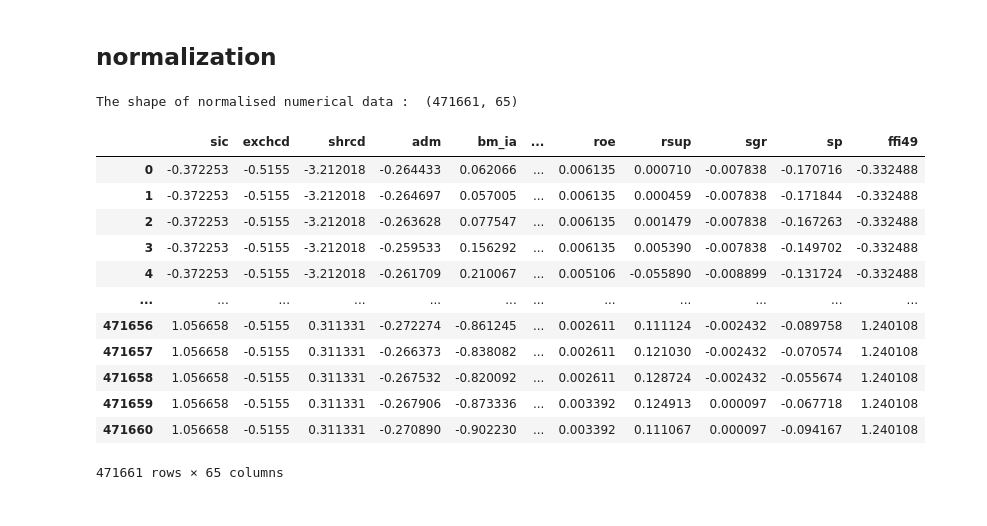
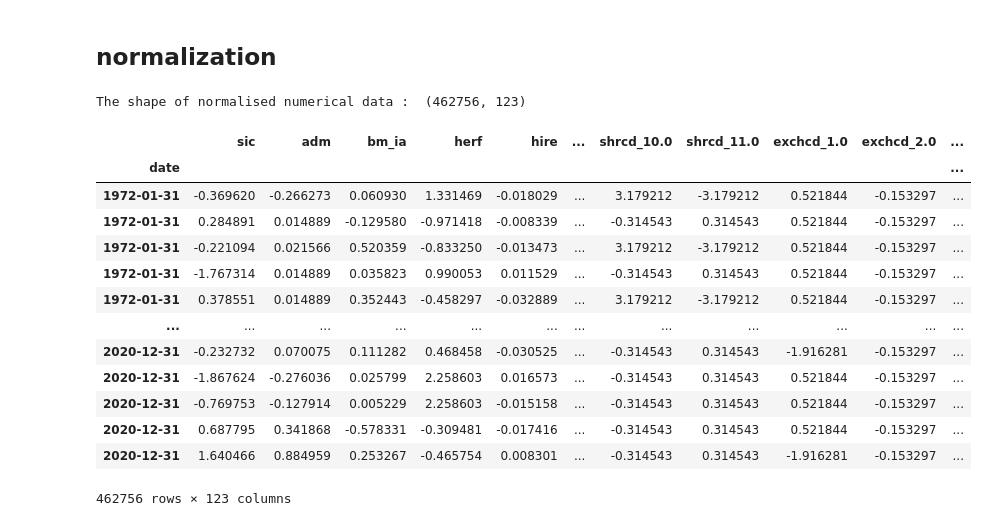
Before and after one commit to shh128/Summer-project-ML, a Jupyter notebook: Neural_Network.ipynb, the cells around one changed output. Saved outputs shown, nothing was run; the diff lists cells and outputs as text; code cells hidden in the pictures.

```diff
--- a/Neural_Network.ipynb
+++ b/Neural_Network.ipynb
@@ -113,7 +113,7 @@ len(features)
 ## merge macro & char
 # %%
 raw_df['yyyymm'] = raw_df['date'].dt.strftime('%Y%m').apply(int)
-total_df = pd.merge(raw_df, macro_df, how='left',on='yyyymm')
+total_df = pd.merge(raw_df, macro_df, how='inner',on='yyyymm')
 total_df.drop(columns='yyyymm',inplace=True)
 total_df
 # %% [output]
@@ -132,0 +151,20 @@ total_df
+# %%
+# need to turn some variables to dummy variables
+def get_dummy_col(target_df, col_names):
+    """turn the cols into multiple cols containing dummy variables, then drop the original columns
+
+    Args:
+        target_df (pandas dataframe): target dataframe
+        col_names (list): list of columns that need to be turned into dummy variables
+    """
+    for col in col_names:
+        tmp_dummies = pd.get_dummies(target_df[col]).rename(columns=lambda x: f'{col}_' + str(x))
+        target_df = pd.concat([target_df, tmp_dummies], axis=1)
+        target_df.drop(col, inplace=True, axis = 1)
+    return target_df
+dummy_col_list = ['ffi49', 'shrcd', 'exchcd']
+total_df = get_dummy_col(total_df, dummy_col_list)
+# %%
+total_df.set_index('date', inplace=True)
+total_df.sort_values(by=['permno','date'])
+total_df
@@ -132,0 +177,6 @@ total_df
+# %%
+# set character features list
+features_list = total_df.columns.tolist()
+remove_list = {'gvkey', 'permno', 'ret'}
+features_list = [ele for ele in features_list if ele not in remove_list]
+len(features_list)
@@ -152,27 +204,28 @@ plt.gcf().clear()
 ## normalization
 # %%
 scaler = StandardScaler()
-scaler.fit(total_df[features])
-normalized = scaler.transform(total_df[features])
-normalized_data = pd.DataFrame(normalized , columns=features)
+scaler.fit(total_df[features_list])
+normalized = scaler.transform(total_df[features_list])
+normalized_data = pd.DataFrame(normalized , columns=features_list, index=total_df.index)
 
 print("The shape of normalised numerical data : " , normalized.shape)
 normalized_data
 # %% [output]
-The shape of normalised numerical data :  (471661, 65)
+The shape of normalised numerical data :  (462756, 123)
-|  | sic | exchcd | shrcd | adm | bm_ia | ... | roe | rsup | sgr | sp | ffi49 |
-| 0 | -0.372253 | -0.5155 | -3.212018 | -0.264433 | 0.062066 | ... | 0.006135 | 0.000710 | -0.007838 | -0.170716 | -0.332488 |
-| 1 | -0.372253 | -0.5155 | -3.212018 | -0.264697 | 0.057005 | ... | 0.006135 | 0.000459 | -0.007838 | -0.171844 | -0.332488 |
-| 2 | -0.372253 | -0.5155 | -3.212018 | -0.263628 | 0.077547 | ... | 0.006135 | 0.001479 | -0.007838 | -0.167263 | -0.332488 |
-| 3 | -0.372253 | -0.5155 | -3.212018 | -0.259533 | 0.156292 | ... | 0.006135 | 0.005390 | -0.007838 | -0.149702 | -0.332488 |
-| 4 | -0.372253 | -0.5155 | -3.212018 | -0.261709 | 0.210067 | ... | 0.005106 | -0.055890 | -0.008899 | -0.131724 | -0.332488 |
+|  | sic | adm | bm_ia | herf | hire | ... | shrcd_10.0 | shrcd_11.0 | exchcd_1.0 | exchcd_2.0 | ... |
+| date |  |  |  |  |  |  |  |  |  |  | ... |
+| 1972-01-31 | -0.369620 | -0.266273 | 0.060930 | 1.331469 | -0.018029 | ... | 3.179212 | -3.179212 | 0.521844 | -0.153297 | ... |
+| 1972-01-31 | 0.284891 | 0.014889 | -0.129580 | -0.971418 | -0.008339 | ... | -0.314543 | 0.314543 | 0.521844 | -0.153297 | ... |
+| 1972-01-31 | -0.221094 | 0.021566 | 0.520359 | -0.833250 | -0.013473 | ... | 3.179212 | -3.179212 | 0.521844 | -0.153297 | ... |
+| 1972-01-31 | -1.767314 | 0.014889 | 0.035823 | 0.990053 | 0.011529 | ... | -0.314543 | 0.314543 | 0.521844 | -0.153297 | ... |
+| 1972-01-31 | 0.378551 | 0.014889 | 0.352443 | -0.458297 | -0.032889 | ... | 3.179212 | -3.179212 | 0.521844 | -0.153297 | ... |
 | ... | ... | ... | ... | ... | ... | ... | ... | ... | ... | ... | ... |
-| 471656 | 1.056658 | -0.5155 | 0.311331 | -0.272274 | -0.861245 | ... | 0.002611 | 0.111124 | -0.002432 | -0.089758 | 1.240108 |
-| 471657 | 1.056658 | -0.5155 | 0.311331 | -0.266373 | -0.838082 | ... | 0.002611 | 0.121030 | -0.002432 | -0.070574 | 1.240108 |
-| 471658 | 1.056658 | -0.5155 | 0.311331 | -0.267532 | -0.820092 | ... | 0.002611 | 0.128724 | -0.002432 | -0.055674 | 1.240108 |
-| 471659 | 1.056658 | -0.5155 | 0.311331 | -0.267906 | -0.873336 | ... | 0.003392 | 0.124913 | 0.000097 | -0.067718 | 1.240108 |
-| 471660 | 1.056658 | -0.5155 | 0.311331 | -0.270890 | -0.902230 | ... | 0.003392 | 0.111067 | 0.000097 | -0.094167 | 1.240108 |
+| 2020-12-31 | -0.232732 | 0.070075 | 0.111282 | 0.468458 | -0.030525 | ... | -0.314543 | 0.314543 | -1.916281 | -0.153297 | ... |
+| 2020-12-31 | -1.867624 | -0.276036 | 0.025799 | 2.258603 | 0.016573 | ... | -0.314543 | 0.314543 | 0.521844 | -0.153297 | ... |
+| 2020-12-31 | -0.769753 | -0.127914 | 0.005229 | 2.258603 | -0.015158 | ... | -0.314543 | 0.314543 | 0.521844 | -0.153297 | ... |
+| 2020-12-31 | 0.687795 | 0.341868 | -0.578331 | -0.309481 | -0.017416 | ... | -0.314543 | 0.314543 | 0.521844 | -0.153297 | ... |
+| 2020-12-31 | 1.640466 | 0.884959 | 0.253267 | -0.465754 | 0.008301 | ... | -0.314543 | 0.314543 | -1.916281 | -0.153297 | ... |
-471661 rows × 65 columns
+462756 rows × 123 columns
 # %%
 normalized_data.describe()
 # %% [output]
```
Also changed, not shown: parts of 46 cells of this notebook.
